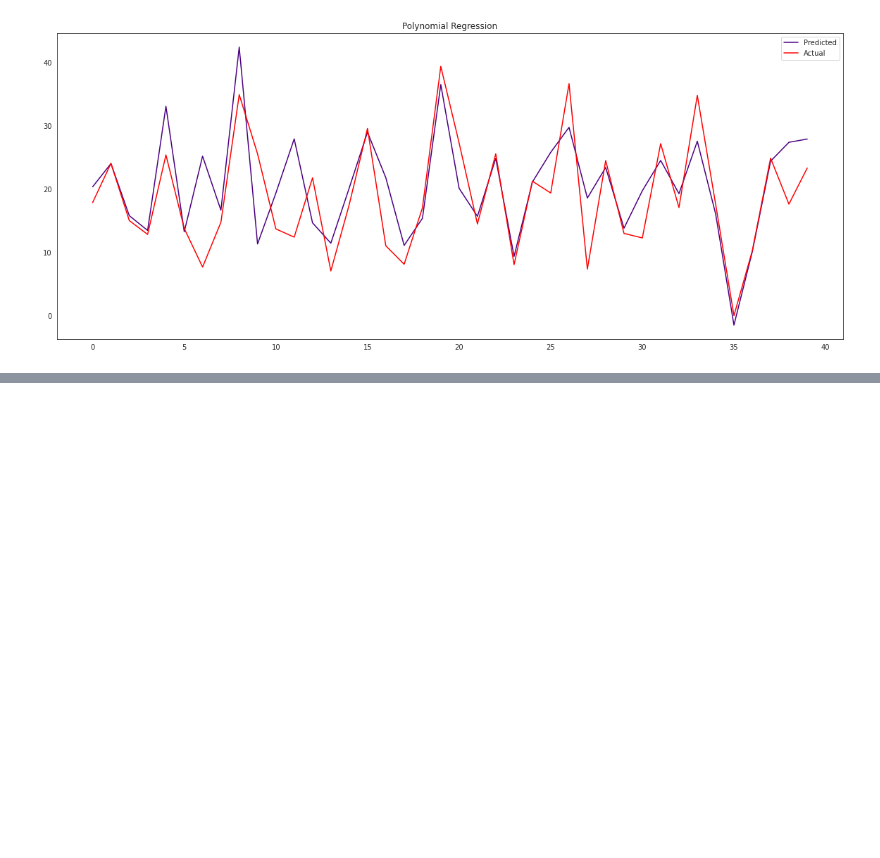
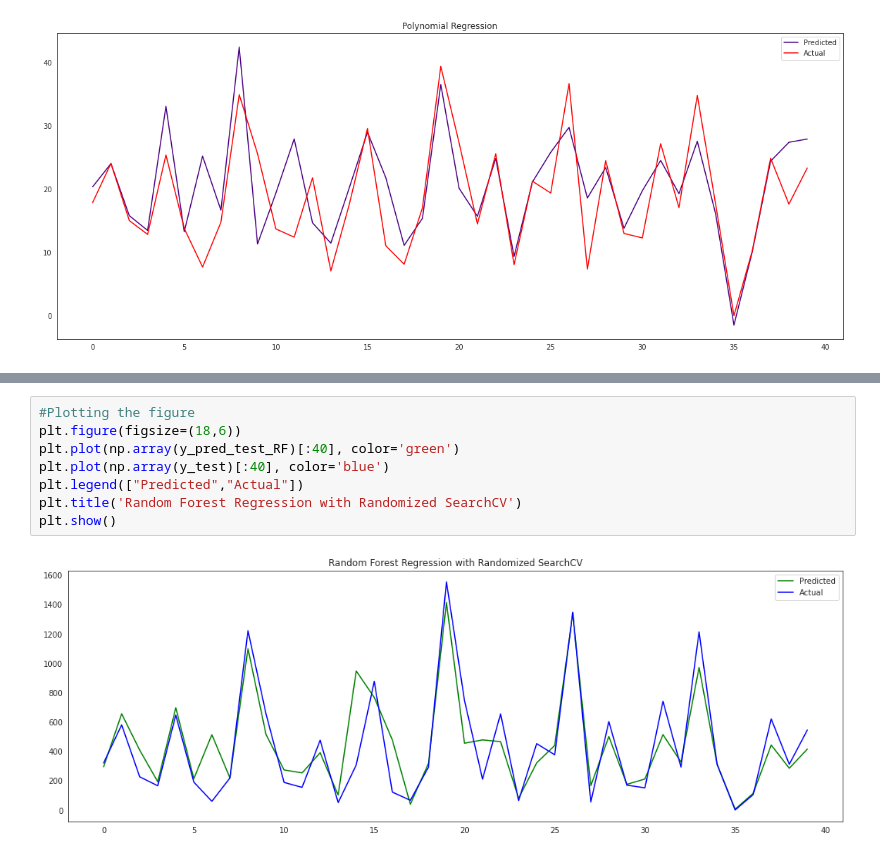
Before and after one commit to m123m12/Rental-Bike-Sharing-Demand-Prediction, a Jupyter notebook: Bike_Sharing_Demand_Prediction.ipynb, the cells around one changed output, grey strips where cells are left out. Saved outputs shown, nothing was run; the diff lists cells and outputs as text; blank space fills up the shorter version.

```diff
--- a/Bike_Sharing_Demand_Prediction.ipynb
+++ b/Bike_Sharing_Demand_Prediction.ipynb
@@ -711,0 +853,10 @@ plt.show()
+# %%
+#Plotting the figure
+plt.figure(figsize=(18,6))
+plt.plot(np.array(y_pred_test_RF)[:40], color='green')
+plt.plot(np.array(y_test)[:40], color='blue')
+plt.legend(["Predicted","Actual"])
+plt.title('Random Forest Regression with Randomized SearchCV')
+plt.show()
+# %% [output]
+[figure, added]
```
Also changed, not shown: parts of 16 cells of this notebook.
